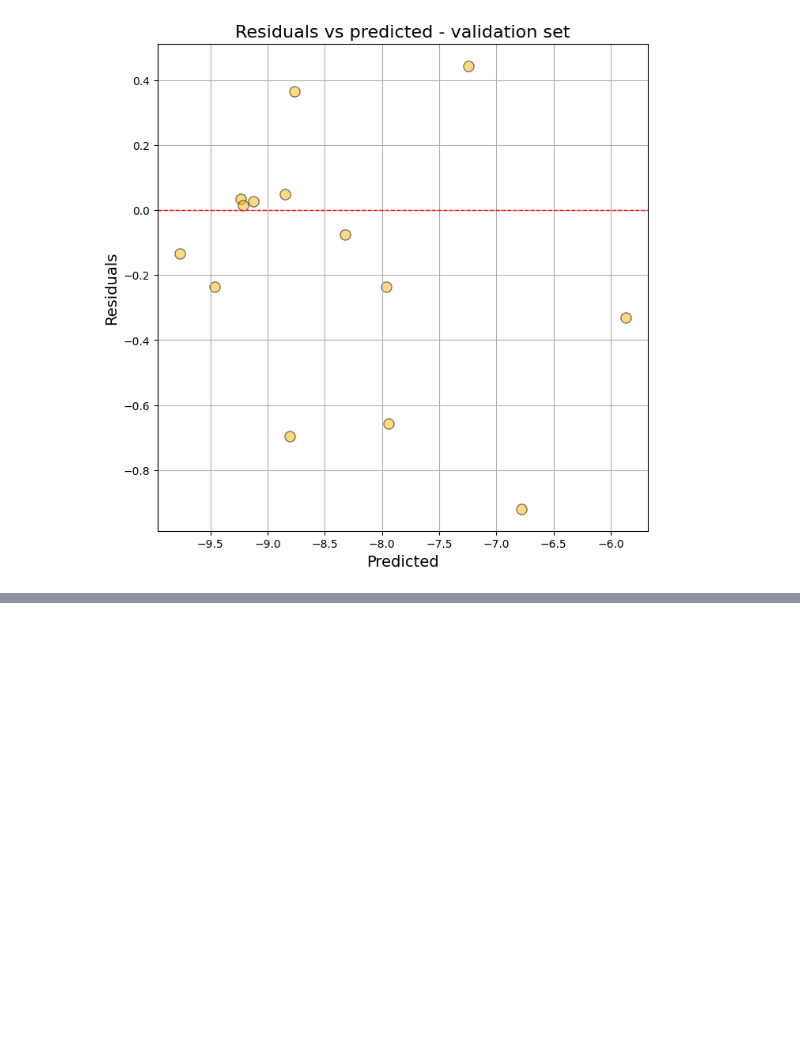
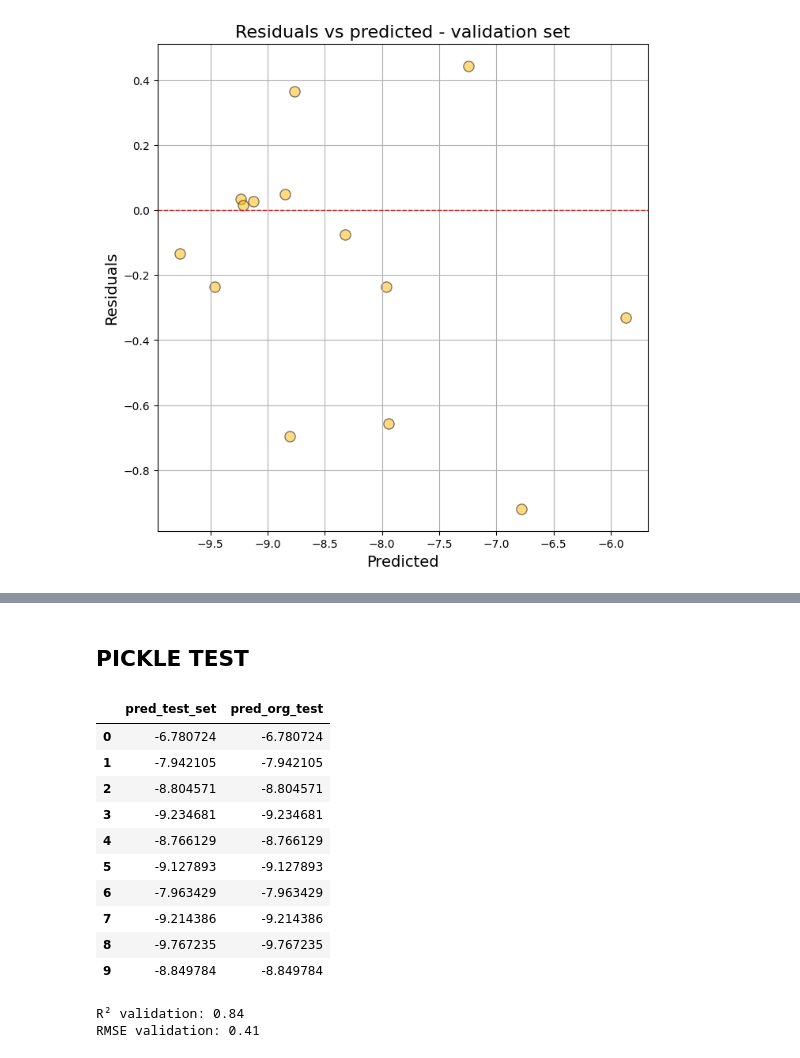
Before and after one commit to Alutka266/ISL_model_antiAR, a Jupyter notebook: Anti_AR_model.ipynb, the cells around one changed output, grey strips where cells are left out. Cells and saved outputs as stored; diff of their text form; code cells hidden in the pictures; blank space fills up the shorter version.

```diff
--- a/Anti_AR_model.ipynb
+++ b/Anti_AR_model.ipynb
@@ -261,25 +328,42 @@ print(f"  Influential (hi > h*): {influential_test_idx}")
+# %% [markdown]
+## PICKLE TEST
 # %%
-# #safe pickle file
-# with open('model.pkl', 'wb') as file:
-#     pickle.dump(model, file)
+#safe pickle file
+with open('model_ARan.pkl', 'wb') as file:
+    pickle.dump(model, file)
 # %%
-# # 1. Wczytaj model z pliku pickle
-# with open('model.pkl', 'rb') as file:
-#     model_test = pickle.load(file)
+# read pickle file
+with open('model_ARan.pkl', 'rb') as file:
+    model_test = pickle.load(file)
 # %%
-# train_pred_pickle = model_test.predict(X_train)
-# test_pred_pickle = model_test.predict(X_test)
+train_pred_pickle = model_test.predict(X_train)
+test_pred_pickle = model_test.predict(X_test)
 # %%
-# df_preds = pd.DataFrame({
-#     'pred_test_set': pd.Series(test_pred_pickle),
-#     "pred_org_test": y_pred_test
-# })
+df_preds = pd.DataFrame({
+    'pred_test_set': pd.Series(test_pred_pickle),
+    "pred_org_test": y_pred_test
+})
 
-# df_preds.head(10)
+df_preds.head(10)
+# %% [output]
+|  | pred_test_set | pred_org_test |
+| 0 | -6.780724 | -6.780724 |
+| 1 | -7.942105 | -7.942105 |
+| 2 | -8.804571 | -8.804571 |
+| 3 | -9.234681 | -9.234681 |
+| 4 | -8.766129 | -8.766129 |
+| 5 | -9.127893 | -9.127893 |
+| 6 | -7.963429 | -7.963429 |
+| 7 | -9.214386 | -9.214386 |
+| 8 | -9.767235 | -9.767235 |
+| 9 | -8.849784 | -8.849784 |
 # %%
-# # Calculate basic metrics
-# r2_test_pcl = r2_score(y_test, test_pred_pickle)
-# rmse_test_pcl = np.sqrt(mean_squared_error(y_test, test_pred_pickle))
+# Calculate basic metrics
+r2_test_pcl = r2_score(y_test, test_pred_pickle)
+rmse_test_pcl = np.sqrt(mean_squared_error(y_test, test_pred_pickle))
 
-# print(f"R² validation: {r2_test:.2f}")
-# print(f"RMSE validation: {rmse_test:.2f}")
+print(f"R² validation: {r2_test:.2f}")
+print(f"RMSE validation: {rmse_test:.2f}")
+# %% [output]
+R² validation: 0.84
+RMSE validation: 0.41
```
Also changed, not shown: parts of 15 cells of this notebook, 5 other files.
